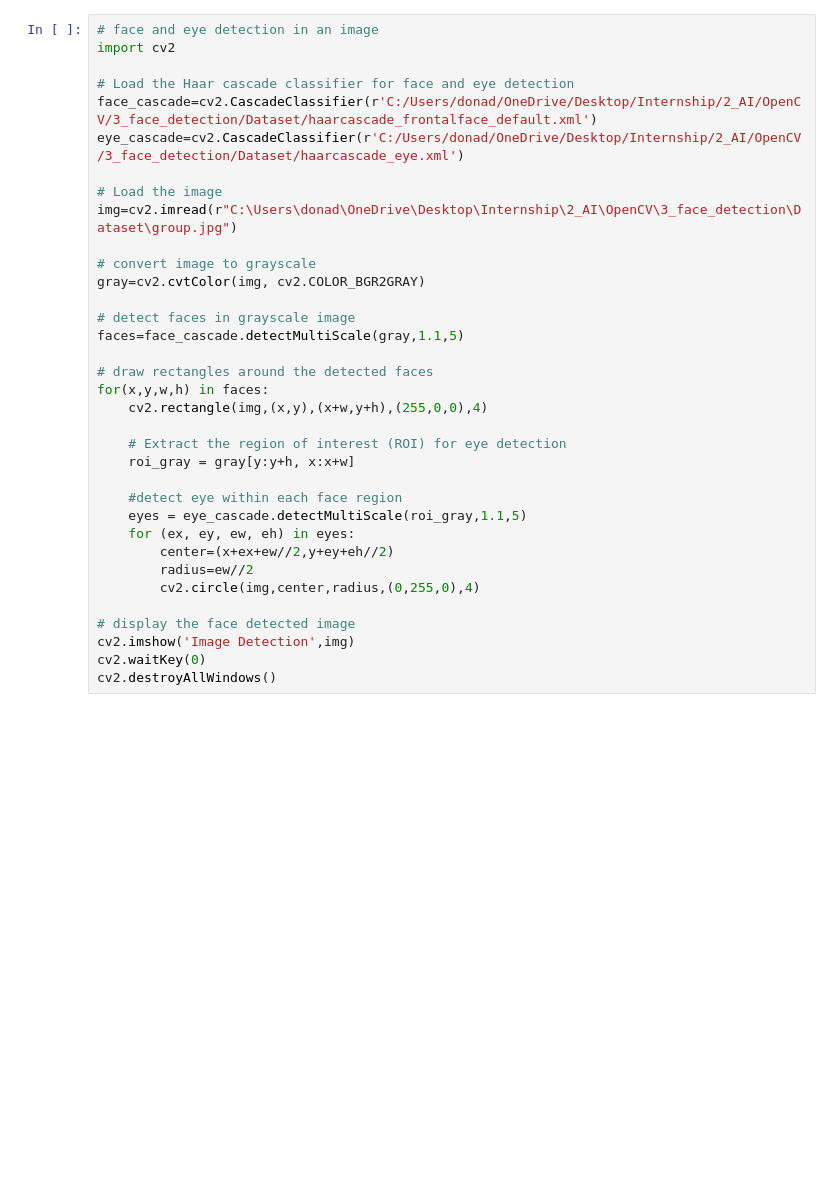
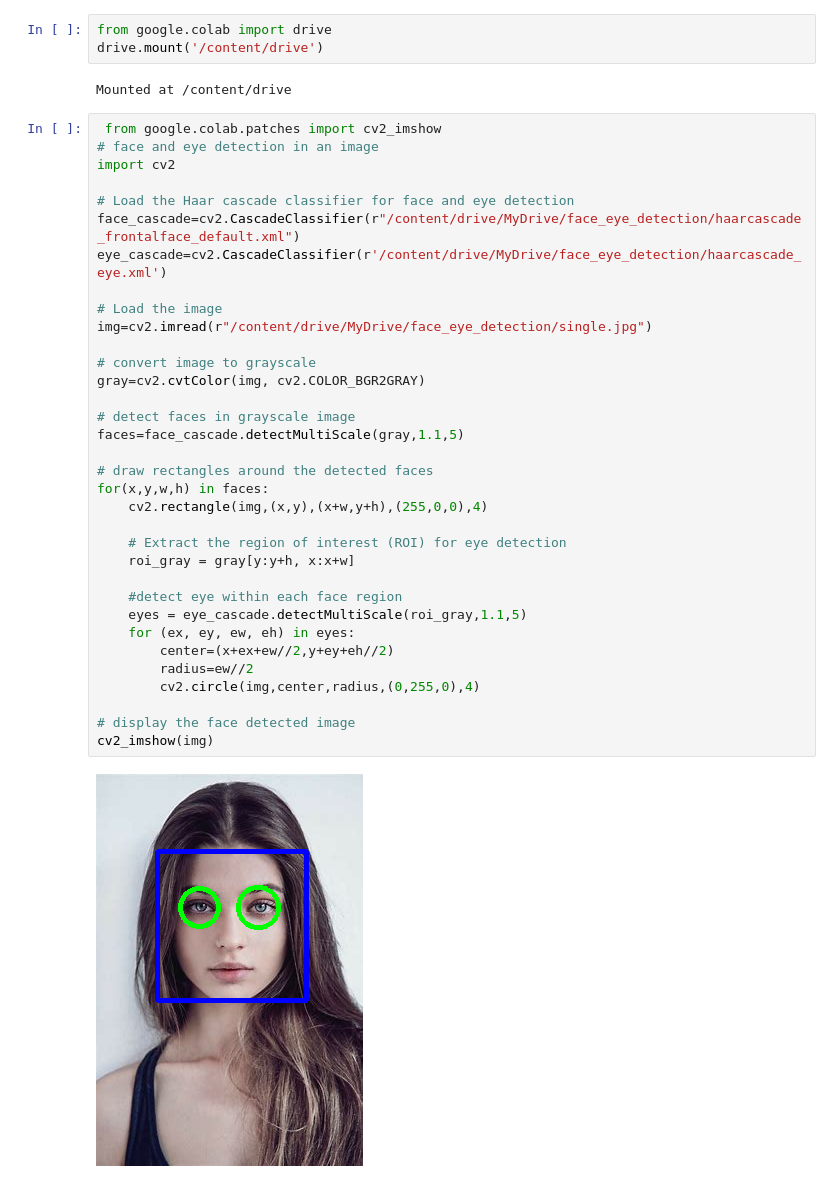
Before and after one commit to donamariajose/Data-Science, a Jupyter notebook: AI/Face_eye_detection.ipynb, the cells around one changed output. Saved outputs shown, nothing was run; the diff lists cells and outputs as text; blank space fills up the shorter version.

Commit message:
face and eye detection

```diff
--- a/AI/Face_eye_detection.ipynb
+++ b/AI/Face_eye_detection.ipynb
@@ -1,35 +1,41 @@
+# %%
+from google.colab import drive
+drive.mount('/content/drive')
+# %% [output]
+Mounted at /content/drive
 # %%
+ from google.colab.patches import cv2_imshow
 # face and eye detection in an image
 import cv2
 
 # Load the Haar cascade classifier for face and eye detection
-face_cascade=cv2.CascadeClassifier(r'C:/Users/donad/OneDrive/Desktop/Internship/2_AI/OpenCV/3_face_detection/Dataset/haarcascade_frontalface_default.xml')
-eye_cascade=cv2.CascadeClassifier(r'C:/Users/donad/OneDrive/Desktop/Internship/2_AI/OpenCV/3_face_detection/Dataset/haarcascade_eye.xml')
+face_cascade=cv2.CascadeClassifier(r"/content/drive/MyDrive/face_eye_detection/haarcascade_frontalface_default.xml")
+eye_cascade=cv2.CascadeClassifier(r'/content/drive/MyDrive/face_eye_detection/haarcascade_eye.xml')
 
 # Load the image
-img=cv2.imread(r"C:\Users\donad\OneDrive\Desktop\Internship\2_AI\OpenCV\3_face_detection\Dataset\group.jpg")
+img=cv2.imread(r"/content/drive/MyDrive/face_eye_detection/single.jpg")
 
 # convert image to grayscale
 gray=cv2.cvtColor(img, cv2.COLOR_BGR2GRAY)
 
 # detect faces in grayscale image
 faces=face_cascade.detectMultiScale(gray,1.1,5)
 
 # draw rectangles around the detected faces
 for(x,y,w,h) in faces:
     cv2.rectangle(img,(x,y),(x+w,y+h),(255,0,0),4)
 
     # Extract the region of interest (ROI) for eye detection
     roi_gray = gray[y:y+h, x:x+w]
 
     #detect eye within each face region
     eyes = eye_cascade.detectMultiScale(roi_gray,1.1,5)
     for (ex, ey, ew, eh) in eyes:
         center=(x+ex+ew//2,y+ey+eh//2)
         radius=ew//2
         cv2.circle(img,center,radius,(0,255,0),4)
 
 # display the face detected image
-cv2.imshow('Image Detection',img)
-cv2.waitKey(0)
-cv2.destroyAllWindows()
+cv2_imshow(img)
+# %% [output]
+[figure, added]
```
